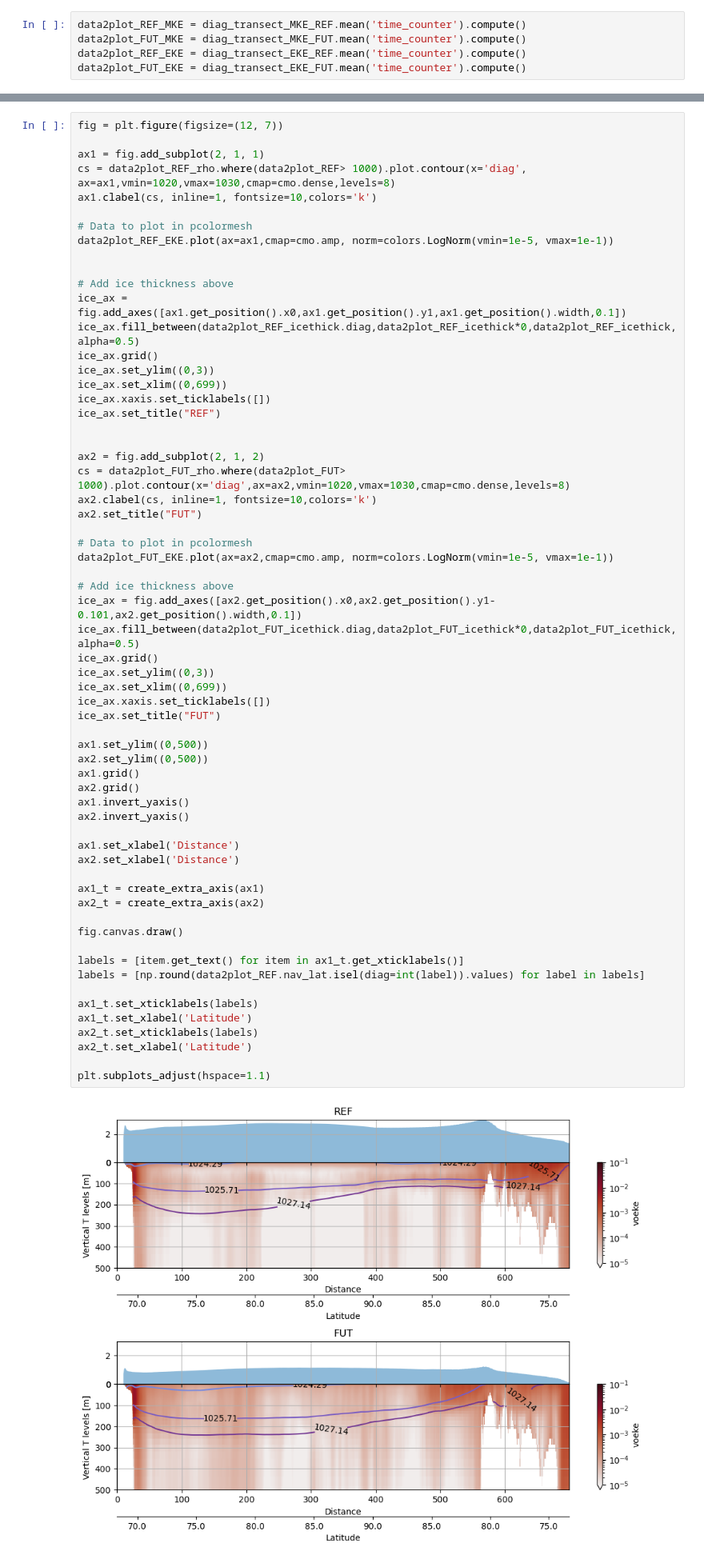
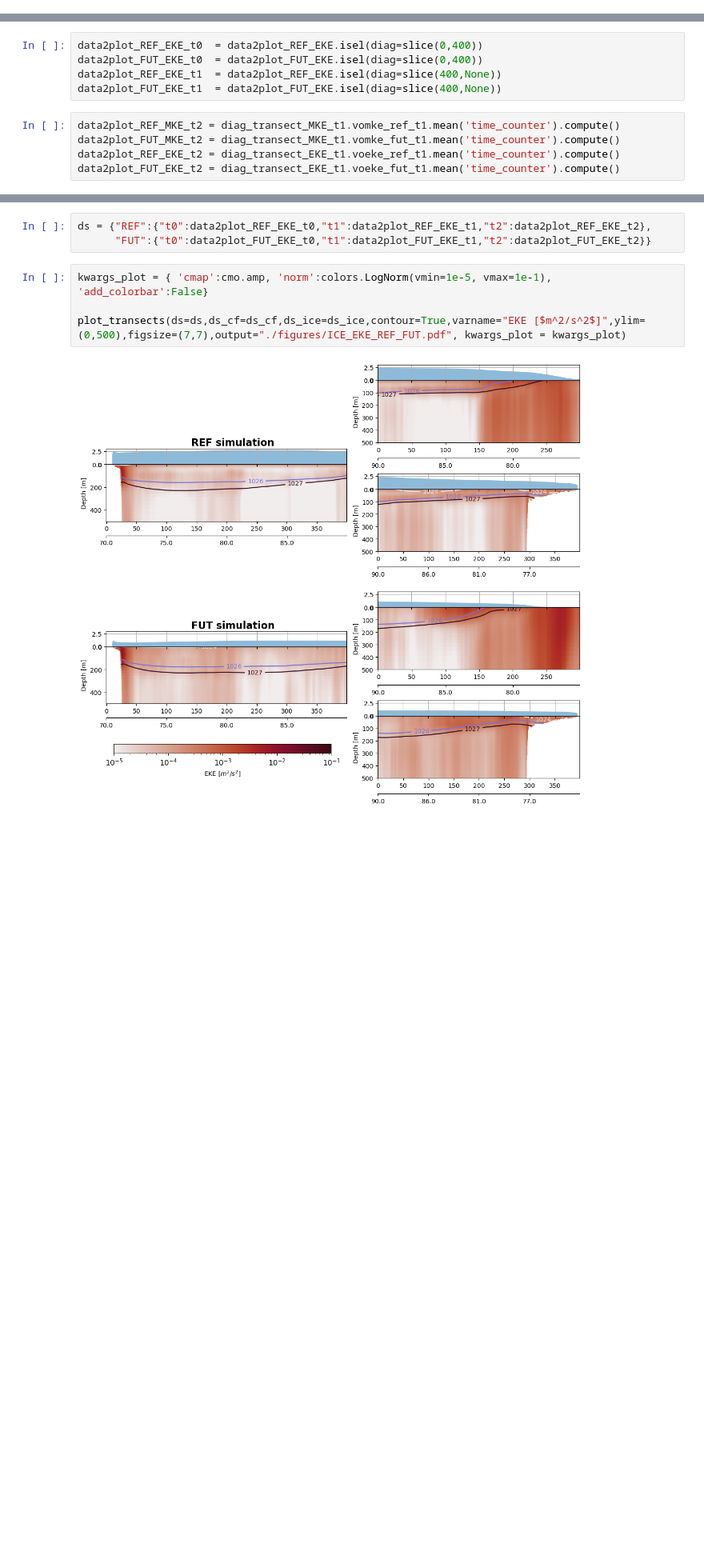
Before and after one commit to jk-rieck/future_arctic, a Jupyter notebook: Transect_plots.ipynb, the cells around one changed output, grey strips where cells are left out. Shown at 80% size. Drawn from its saved outputs; the diff is of its cells as text; blank space fills up the shorter version.

Commit message:
add transects and first figures

```diff
--- a/Transect_plots.ipynb
+++ b/Transect_plots.ipynb
@@ -240,5 +484,0 @@ diag_transect_EKE_FUT = transect_EKE_FUT.isel(x_points=diag, y_points=diag)
-# %%
-data2plot_REF_MKE = diag_transect_MKE_REF.mean('time_counter').compute()
-data2plot_FUT_MKE = diag_transect_MKE_FUT.mean('time_counter').compute()
-data2plot_REF_EKE = diag_transect_EKE_REF.mean('time_counter').compute()
-data2plot_FUT_EKE = diag_transect_EKE_FUT.mean('time_counter').compute()
@@ -308,0 +490,10 @@ plt.subplots_adjust(hspace=1.1)
+# %%
+data2plot_REF_EKE_t0  = data2plot_REF_EKE.isel(diag=slice(0,400))
+data2plot_FUT_EKE_t0  = data2plot_FUT_EKE.isel(diag=slice(0,400))
+data2plot_REF_EKE_t1  = data2plot_REF_EKE.isel(diag=slice(400,None))
+data2plot_FUT_EKE_t1  = data2plot_FUT_EKE.isel(diag=slice(400,None))
+# %%
+data2plot_REF_MKE_t2 = diag_transect_MKE_t1.vomke_ref_t1.mean('time_counter').compute()
+data2plot_FUT_MKE_t2 = diag_transect_MKE_t1.vomke_fut_t1.mean('time_counter').compute()
+data2plot_REF_EKE_t2 = diag_transect_EKE_t1.voeke_ref_t1.mean('time_counter').compute()
+data2plot_FUT_EKE_t2 = diag_transect_EKE_t1.voeke_fut_t1.mean('time_counter').compute()
@@ -309,64 +515,9 @@ plt.subplots_adjust(hspace=1.1)
+# %%
+ds = {"REF":{"t0":data2plot_REF_EKE_t0,"t1":data2plot_REF_EKE_t1,"t2":data2plot_REF_EKE_t2},
+      "FUT":{"t0":data2plot_FUT_EKE_t0,"t1":data2plot_FUT_EKE_t1,"t2":data2plot_FUT_EKE_t2}}
 # %%
-fig = plt.figure(figsize=(12, 7))
+kwargs_plot = { 'cmap':cmo.amp, 'norm':colors.LogNorm(vmin=1e-5, vmax=1e-1), 'add_colorbar':False}
 
-ax1 = fig.add_subplot(2, 1, 1)
-cs = data2plot_REF_rho.where(data2plot_REF> 1000).plot.contour(x='diag', ax=ax1,vmin=1020,vmax=1030,cmap=cmo.dense,levels=8)
-ax1.clabel(cs, inline=1, fontsize=10,colors='k')
-
-# Data to plot in pcolormesh
-data2plot_REF_EKE.plot(ax=ax1,cmap=cmo.amp, norm=colors.LogNorm(vmin=1e-5, vmax=1e-1))
-
-
-# Add ice thickness above
-ice_ax = fig.add_axes([ax1.get_position().x0,ax1.get_position().y1,ax1.get_position().width,0.1])
-ice_ax.fill_between(data2plot_REF_icethick.diag,data2plot_REF_icethick*0,data2plot_REF_icethick,alpha=0.5)
-ice_ax.grid()
-ice_ax.set_ylim((0,3))
-ice_ax.set_xlim((0,699))
-ice_ax.xaxis.set_ticklabels([])
-ice_ax.set_title("REF")
-
-
-ax2 = fig.add_subplot(2, 1, 2)
-cs = data2plot_FUT_rho.where(data2plot_FUT> 1000).plot.contour(x='diag',ax=ax2,vmin=1020,vmax=1030,cmap=cmo.dense,levels=8)
-ax2.clabel(cs, inline=1, fontsize=10,colors='k')
-ax2.set_title("FUT")
-
-# Data to plot in pcolormesh
-data2plot_FUT_EKE.plot(ax=ax2,cmap=cmo.amp, norm=colors.LogNorm(vmin=1e-5, vmax=1e-1))
-
-# Add ice thickness above
-ice_ax = fig.add_axes([ax2.get_position().x0,ax2.get_position().y1-0.101,ax2.get_position().width,0.1])
-ice_ax.fill_between(data2plot_FUT_icethick.diag,data2plot_FUT_icethick*0,data2plot_FUT_icethick,alpha=0.5)
-ice_ax.grid()
-ice_ax.set_ylim((0,3))
-ice_ax.set_xlim((0,699))
-ice_ax.xaxis.set_ticklabels([])
-ice_ax.set_title("FUT")
-
-ax1.set_ylim((0,500))
-ax2.set_ylim((0,500))
-ax1.grid()
-ax2.grid()
-ax1.invert_yaxis()
-ax2.invert_yaxis()
-
-ax1.set_xlabel('Distance')
-ax2.set_xlabel('Distance')
-
-ax1_t = create_extra_axis(ax1)
-ax2_t = create_extra_axis(ax2)
-
-fig.canvas.draw()
-
-labels = [item.get_text() for item in ax1_t.get_xticklabels()]
-labels = [np.round(data2plot_REF.nav_lat.isel(diag=int(label)).values) for label in labels]
-
-ax1_t.set_xticklabels(labels)
-ax1_t.set_xlabel('Latitude')
-ax2_t.set_xticklabels(labels)
-ax2_t.set_xlabel('Latitude')
-
-plt.subplots_adjust(hspace=1.1)
+plot_transects(ds=ds,ds_cf=ds_cf,ds_ice=ds_ice,contour=True,varname="EKE [$m^2/s^2$]",ylim=(0,500),figsize=(7,7),output="./figures/ICE_EKE_REF_FUT.pdf", kwargs_plot = kwargs_plot)
 # %% [output]
-[figure, old version]
+[figure, new version]
```
Also changed, not shown: parts of 107 cells of this notebook, 57 other files.
